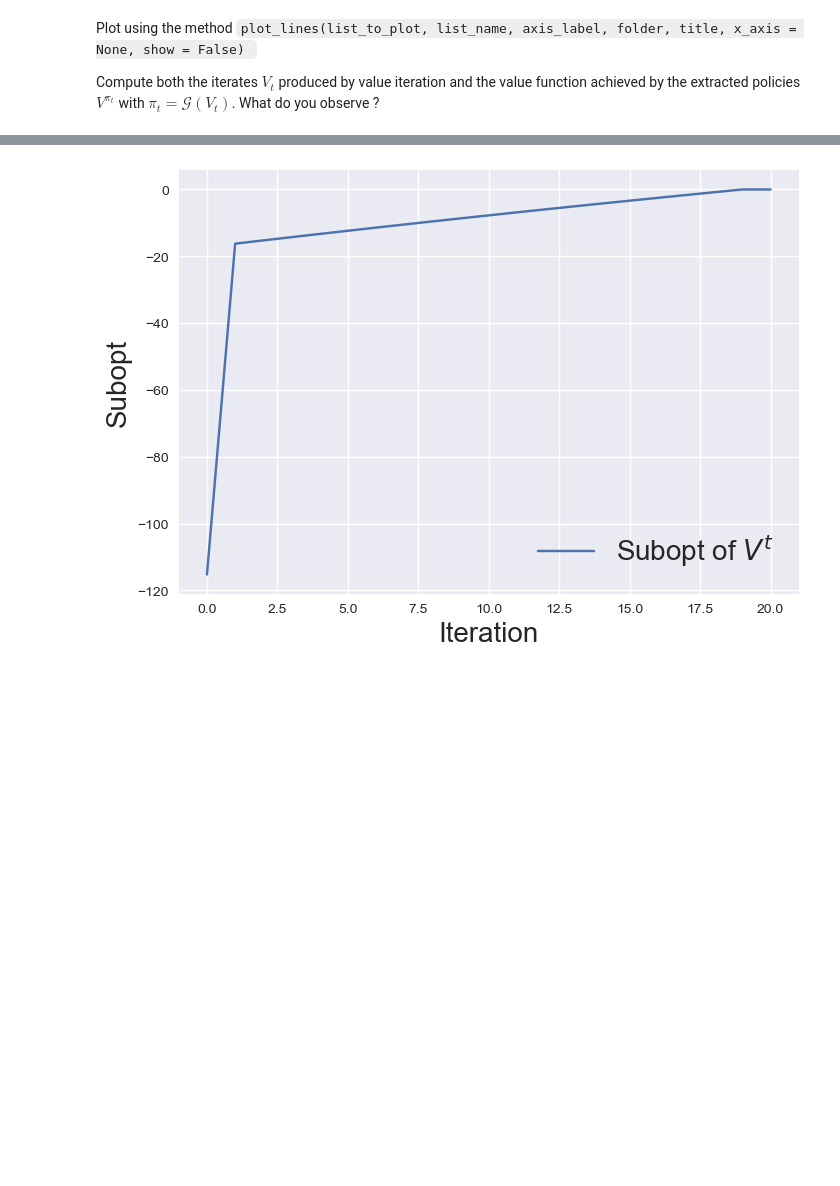
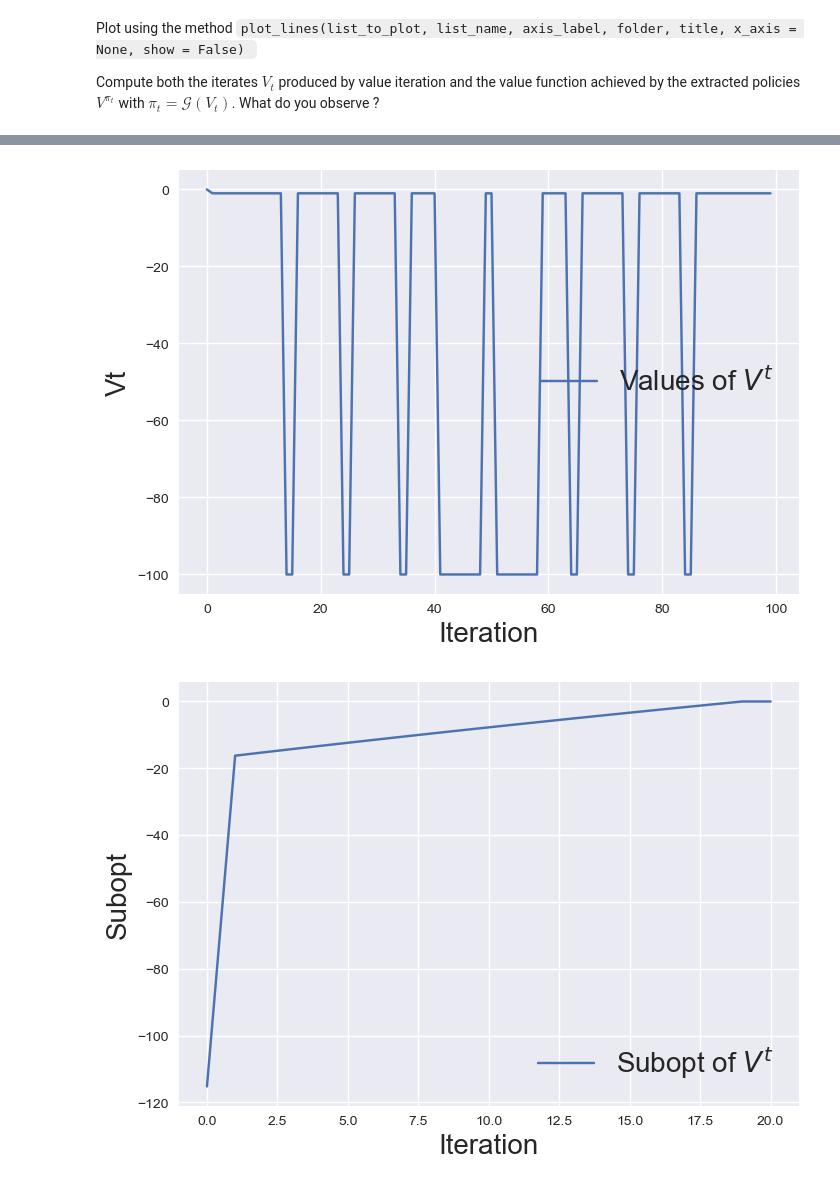
Before and after one commit to LouisH14/RL_project1, a Jupyter notebook: Assignment.ipynb, the cells around one changed output, grey strips where cells are left out. Cells and saved outputs as stored; diff of their text form; code cells hidden in the pictures; blank space fills up the shorter version.

```diff
--- a/Assignment.ipynb
+++ b/Assignment.ipynb
@@ -173,3 +184,7 @@ Compute both the iterates $V_t$ produced by value iteration and the value functi
+# %%
+plot_lines(vs, [r"Values of $V^t$"], ["Iteration", "Vt"], "figs", "VI.pdf", show = True)
+# %% [output]
+[figure, added]
 # %%
 def compute_subopt(values, v_star):
     """
```
Also changed, not shown: parts of 30 cells of this notebook.
